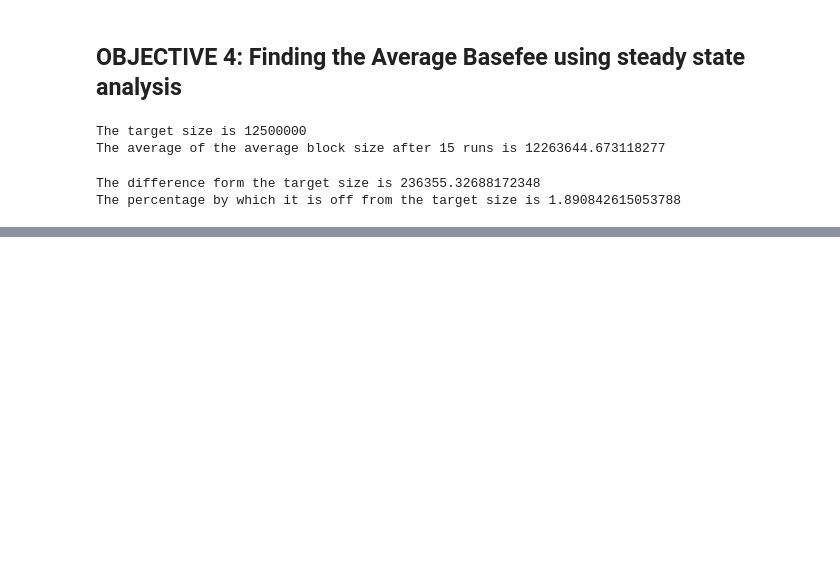
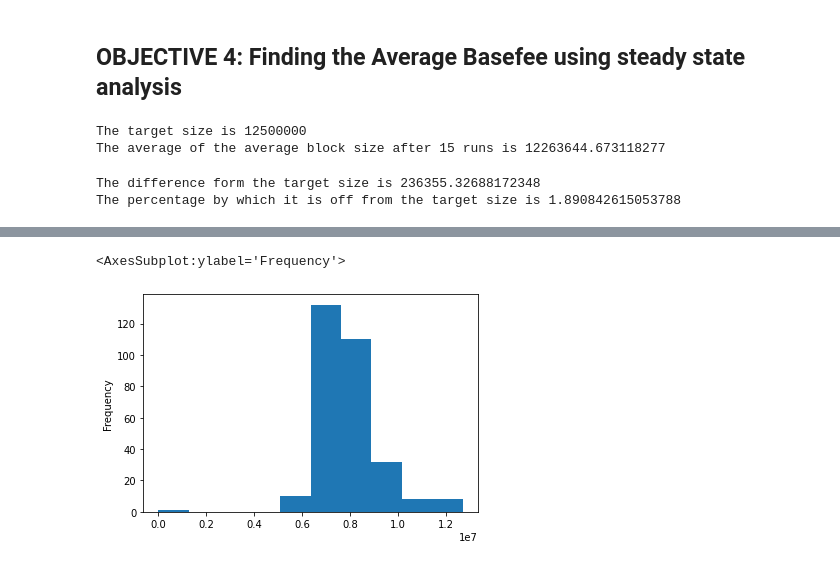
Before and after one commit to SHSR2001/abm1559, a Jupyter notebook: sma_project/main_notebook.ipynb, the cells around one changed output, grey strips where cells are left out. Drawn from its saved outputs; the diff is of its cells as text; code cells hidden in the pictures; blank space fills up the shorter version.

```diff
--- a/sma_project/main_notebook.ipynb
+++ b/sma_project/main_notebook.ipynb
@@ -706,0 +1047,5 @@ The percentage by which it is off from the target size is 1.890842615053788
+# %%
+df_legacy_real['avg_gas_price'].plot(kind = 'hist')
+# %% [output]
+<AxesSubplot:ylabel='Frequency'>
+[figure, added]
```
Also changed, not shown: parts of 44 cells of this notebook.
